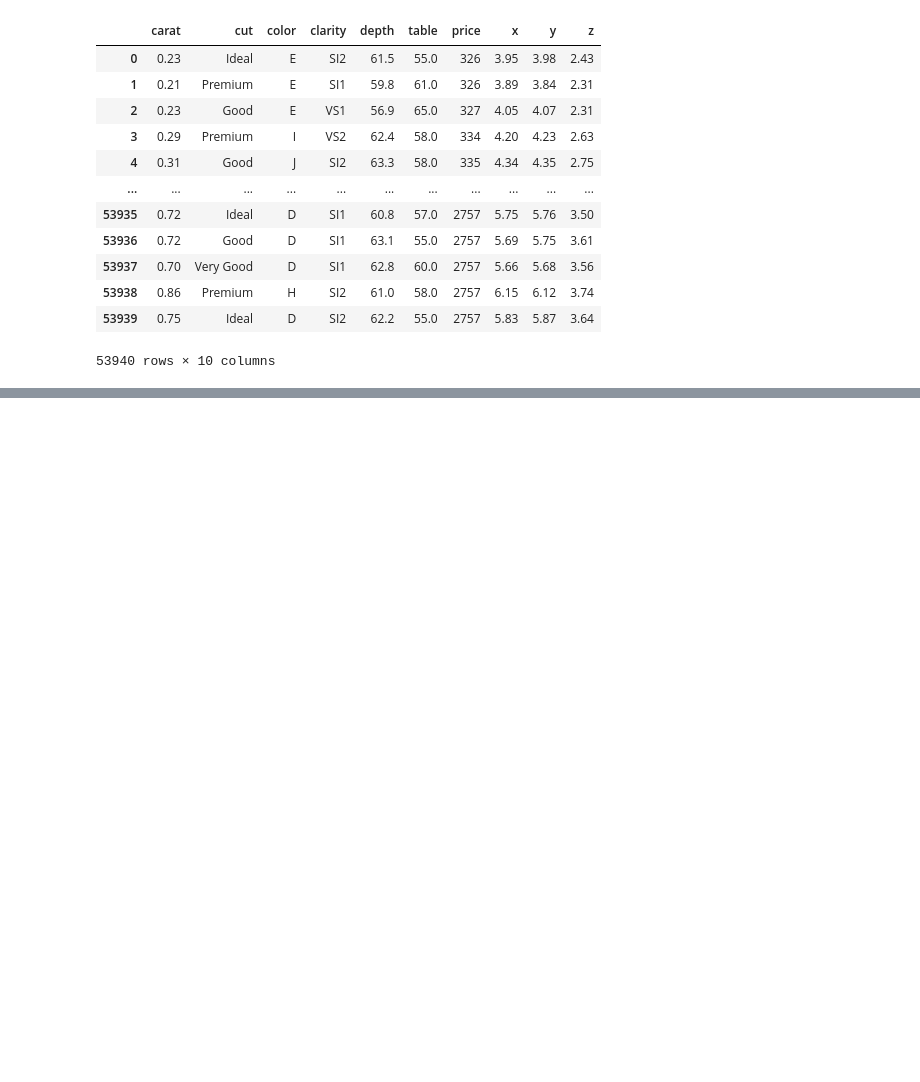
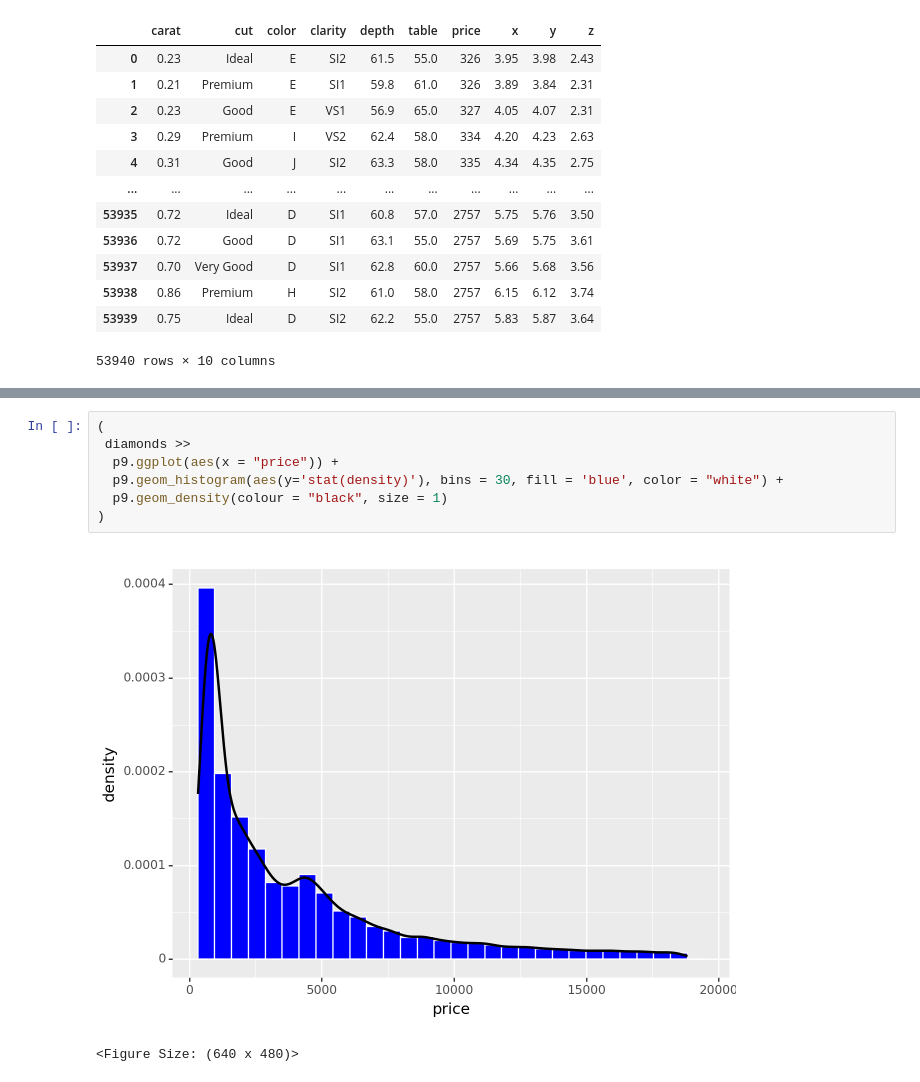
Before and after one commit to AngelicaPal/AMAT-ML, a Jupyter notebook: Clase4.ipynb, the cells around one changed output, grey strips where cells are left out. Saved outputs shown, nothing was run; the diff lists cells and outputs as text; blank space fills up the shorter version.

```diff
--- a/Clase4.ipynb
+++ b/Clase4.ipynb
@@ -35,0 +38,10 @@ NameError: name 'ggplot' is not defined
+# %%
+(
+ diamonds >>
+  p9.ggplot(aes(x = "price")) +
+  p9.geom_histogram(aes(y='stat(density)'), bins = 30, fill = 'blue', color = "white") +
+  p9.geom_density(colour = "black", size = 1)
+)
+# %% [output]
+[figure, added]
+<Figure Size: (640 x 480)>
```
Also changed, not shown: parts of 4 cells of this notebook, 7 other files.
